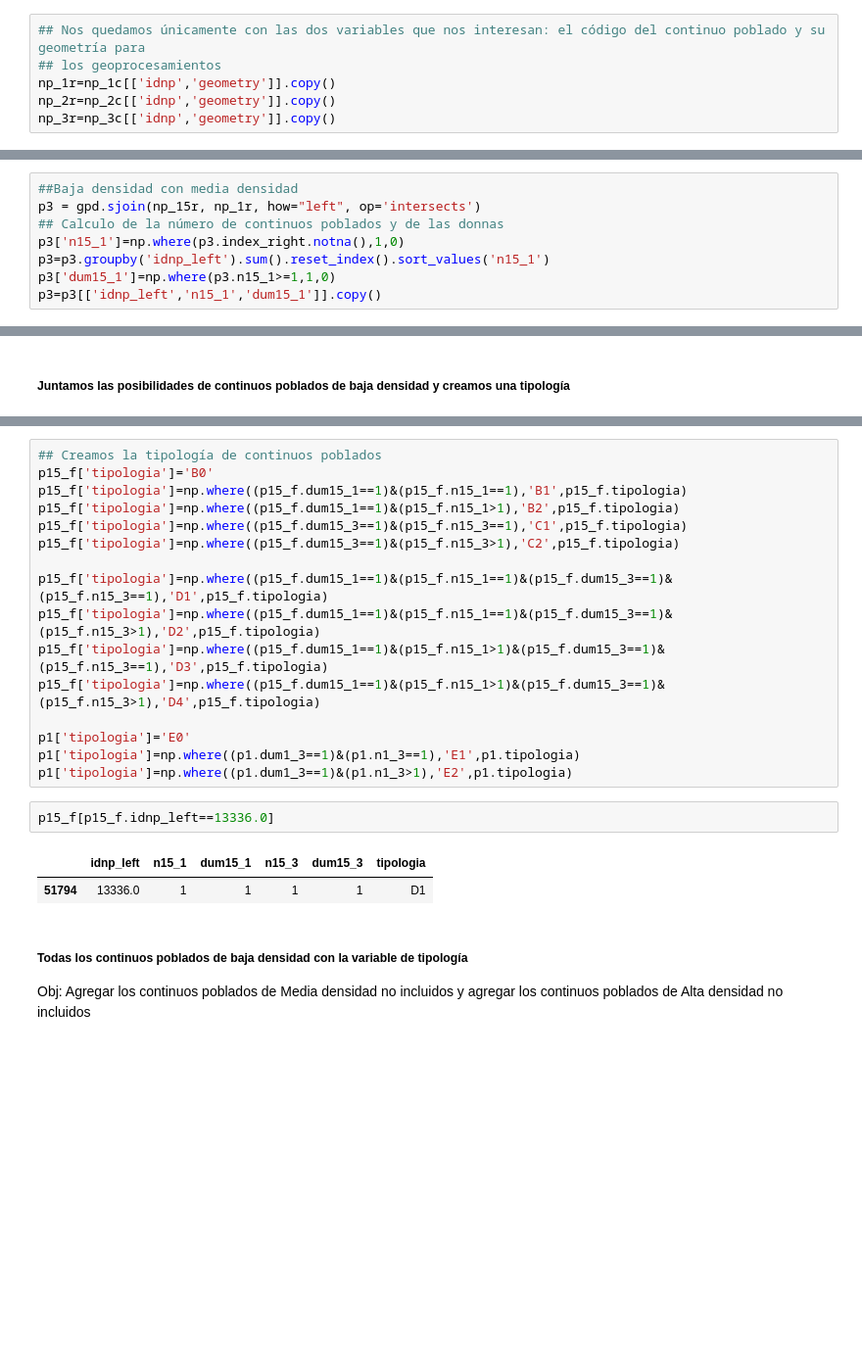
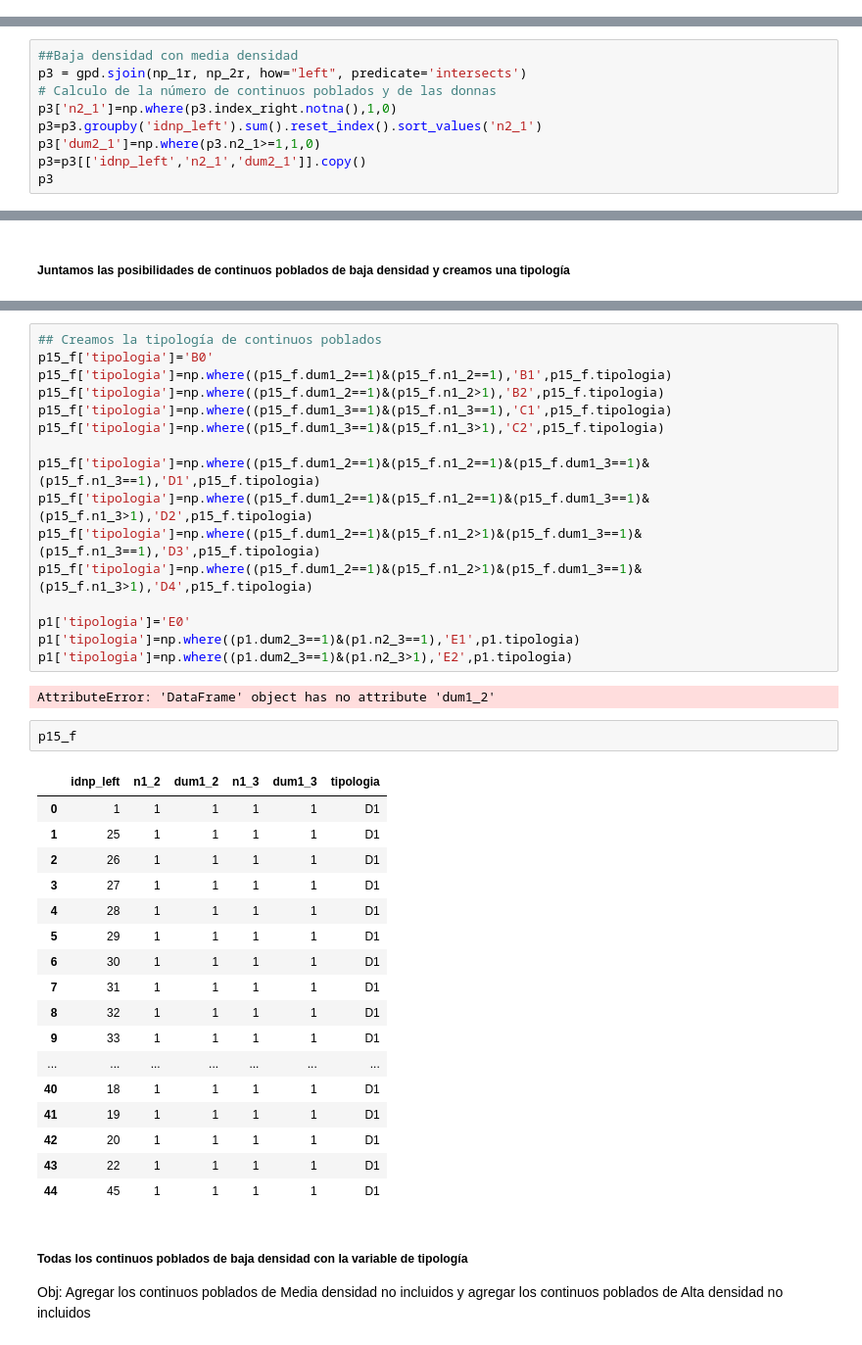
Before and after one commit to gprietoe/Continuo-urbano-rural, a Jupyter notebook: 01. Tipología de continuos poblados.ipynb, the cells around one changed output, grey strips where cells are left out. Shown: that part at 98% size. Drawn from its saved outputs; the diff is of its cells as text; blank space fills up the shorter version.

```diff
--- a/01. Tipología de continuos poblados.ipynb
+++ b/01. Tipología de continuos poblados.ipynb
@@ -59,8 +56,2 @@ np_15c=np_15r1[np_15r1._merge=='both'].copy()
 # %% [output]
 NameError: name 'np_f_r' is not defined
-# %%
-## Nos quedamos únicamente con las dos variables que nos interesan: el código del continuo poblado y su geometría para
-## los geoprocesamientos
-np_1r=np_1c[['idnp','geometry']].copy()
-np_2r=np_2c[['idnp','geometry']].copy()
-np_3r=np_3c[['idnp','geometry']].copy()
@@ -110,8 +115,9 @@ p2=p2[['idnp_left','n15_3','dum15_3']].copy()
 # %%
 ##Baja densidad con media densidad
-p3 = gpd.sjoin(np_15r, np_1r, how="left", op='intersects')
-## Calculo de la número de continuos poblados y de las donnas
-p3['n15_1']=np.where(p3.index_right.notna(),1,0)
-p3=p3.groupby('idnp_left').sum().reset_index().sort_values('n15_1')
-p3['dum15_1']=np.where(p3.n15_1>=1,1,0)
-p3=p3[['idnp_left','n15_1','dum15_1']].copy()
+p3 = gpd.sjoin(np_1r, np_2r, how="left", predicate='intersects')
+# Calculo de la número de continuos poblados y de las donnas
+p3['n2_1']=np.where(p3.index_right.notna(),1,0)
+p3=p3.groupby('idnp_left').sum().reset_index().sort_values('n2_1')
+p3['dum2_1']=np.where(p3.n2_1>=1,1,0)
+p3=p3[['idnp_left','n2_1','dum2_1']].copy()
+p3
@@ -122,24 +157,41 @@ p15_f=p3.merge(p2, on='idnp_left', how='outer', validate='1:1')
 # %%
 ## Creamos la tipología de continuos poblados
 p15_f['tipologia']='B0'
-p15_f['tipologia']=np.where((p15_f.dum15_1==1)&(p15_f.n15_1==1),'B1',p15_f.tipologia)
-p15_f['tipologia']=np.where((p15_f.dum15_1==1)&(p15_f.n15_1>1),'B2',p15_f.tipologia)
-p15_f['tipologia']=np.where((p15_f.dum15_3==1)&(p15_f.n15_3==1),'C1',p15_f.tipologia)
-p15_f['tipologia']=np.where((p15_f.dum15_3==1)&(p15_f.n15_3>1),'C2',p15_f.tipologia)
+p15_f['tipologia']=np.where((p15_f.dum1_2==1)&(p15_f.n1_2==1),'B1',p15_f.tipologia)
+p15_f['tipologia']=np.where((p15_f.dum1_2==1)&(p15_f.n1_2>1),'B2',p15_f.tipologia)
+p15_f['tipologia']=np.where((p15_f.dum1_3==1)&(p15_f.n1_3==1),'C1',p15_f.tipologia)
+p15_f['tipologia']=np.where((p15_f.dum1_3==1)&(p15_f.n1_3>1),'C2',p15_f.tipologia)
 
-p15_f['tipologia']=np.where((p15_f.dum15_1==1)&(p15_f.n15_1==1)&(p15_f.dum15_3==1)&(p15_f.n15_3==1),'D1',p15_f.tipologia)
-p15_f['tipologia']=np.where((p15_f.dum15_1==1)&(p15_f.n15_1==1)&(p15_f.dum15_3==1)&(p15_f.n15_3>1),'D2',p15_f.tipologia)
-p15_f['tipologia']=np.where((p15_f.dum15_1==1)&(p15_f.n15_1>1)&(p15_f.dum15_3==1)&(p15_f.n15_3==1),'D3',p15_f.tipologia)
-p15_f['tipologia']=np.where((p15_f.dum15_1==1)&(p15_f.n15_1>1)&(p15_f.dum15_3==1)&(p15_f.n15_3>1),'D4',p15_f.tipologia)
+p15_f['tipologia']=np.where((p15_f.dum1_2==1)&(p15_f.n1_2==1)&(p15_f.dum1_3==1)&(p15_f.n1_3==1),'D1',p15_f.tipologia)
+p15_f['tipologia']=np.where((p15_f.dum1_2==1)&(p15_f.n1_2==1)&(p15_f.dum1_3==1)&(p15_f.n1_3>1),'D2',p15_f.tipologia)
+p15_f['tipologia']=np.where((p15_f.dum1_2==1)&(p15_f.n1_2>1)&(p15_f.dum1_3==1)&(p15_f.n1_3==1),'D3',p15_f.tipologia)
+p15_f['tipologia']=np.where((p15_f.dum1_2==1)&(p15_f.n1_2>1)&(p15_f.dum1_3==1)&(p15_f.n1_3>1),'D4',p15_f.tipologia)
 
 p1['tipologia']='E0'
-p1['tipologia']=np.where((p1.dum1_3==1)&(p1.n1_3==1),'E1',p1.tipologia)
-p1['tipologia']=np.where((p1.dum1_3==1)&(p1.n1_3>1),'E2',p1.tipologia)
+p1['tipologia']=np.where((p1.dum2_3==1)&(p1.n2_3==1),'E1',p1.tipologia)
+p1['tipologia']=np.where((p1.dum2_3==1)&(p1.n2_3>1),'E2',p1.tipologia)
+# %% [output]
+AttributeError: 'DataFrame' object has no attribute 'dum1_2'
 # %%
-p15_f[p15_f.idnp_left==13336.0]
+p15_f
 # %% [output]
-|  | idnp_left | n15_1 | dum15_1 | n15_3 | dum15_3 | tipologia |
-| 51794 | 13336.0 | 1 | 1 | 1 | 1 | D1 |
+|  | idnp_left | n1_2 | dum1_2 | n1_3 | dum1_3 | tipologia |
+| 0 | 1 | 1 | 1 | 1 | 1 | D1 |
+| 1 | 25 | 1 | 1 | 1 | 1 | D1 |
+| 2 | 26 | 1 | 1 | 1 | 1 | D1 |
+| 3 | 27 | 1 | 1 | 1 | 1 | D1 |
+| 4 | 28 | 1 | 1 | 1 | 1 | D1 |
+| 5 | 29 | 1 | 1 | 1 | 1 | D1 |
+| 6 | 30 | 1 | 1 | 1 | 1 | D1 |
+| 7 | 31 | 1 | 1 | 1 | 1 | D1 |
+| 8 | 32 | 1 | 1 | 1 | 1 | D1 |
+| 9 | 33 | 1 | 1 | 1 | 1 | D1 |
+| ... | ... | ... | ... | ... | ... | ... |
+| 40 | 18 | 1 | 1 | 1 | 1 | D1 |
+| 41 | 19 | 1 | 1 | 1 | 1 | D1 |
+| 42 | 20 | 1 | 1 | 1 | 1 | D1 |
+| 43 | 22 | 1 | 1 | 1 | 1 | D1 |
+| 44 | 45 | 1 | 1 | 1 | 1 | D1 |
 # %% [markdown]
 ##### Todas los continuos poblados de baja densidad con la variable de tipología
 Obj: Agregar los continuos poblados de Media densidad no incluidos y agregar los continuos poblados de Alta densidad no incluidos
```
Also changed, not shown: parts of 12 cells of this notebook, 3 other files.
